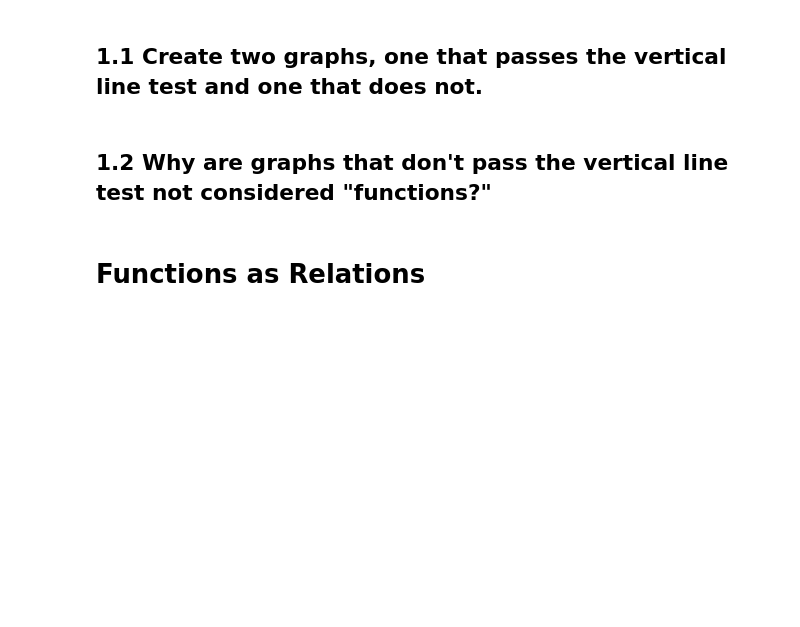
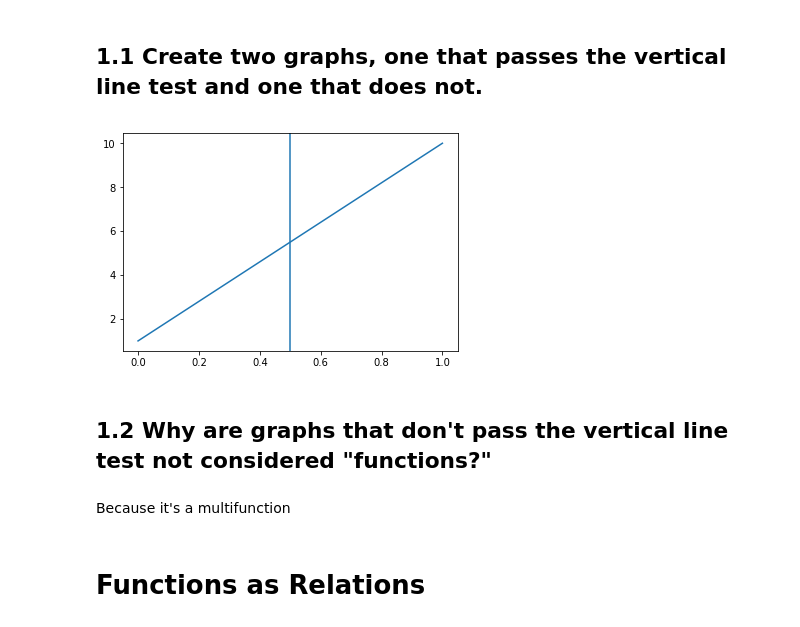
Before and after one commit to damerei/DS-Unit-2-Sprint-1-Linear-Algebra, a Jupyter notebook: module3-dimensionality-reduction/High Dimensional Data Assignment.ipynb, the cells around one changed output. Cells and saved outputs as stored; diff of their text form; code cells hidden in the pictures; blank space fills up the shorter version.

```diff
--- a/module3-dimensionality-reduction/High Dimensional Data Assignment.ipynb
+++ b/module3-dimensionality-reduction/High Dimensional Data Assignment.ipynb
@@ -5,5 +7,12 @@
+# %%
+plt.plot([1,10]);
+plt.axvline(x=.5);
+# %% [output]
+[figure, added]
 # %% [markdown]
 ## 1.2 Why are graphs that don't pass the vertical line test not considered "functions?"
+# %% [markdown]
+Because it's a multifunction
 # %% [markdown]
 # Functions as Relations
 # %% [markdown]
```
Also changed, not shown: parts of 21 cells of this notebook.
